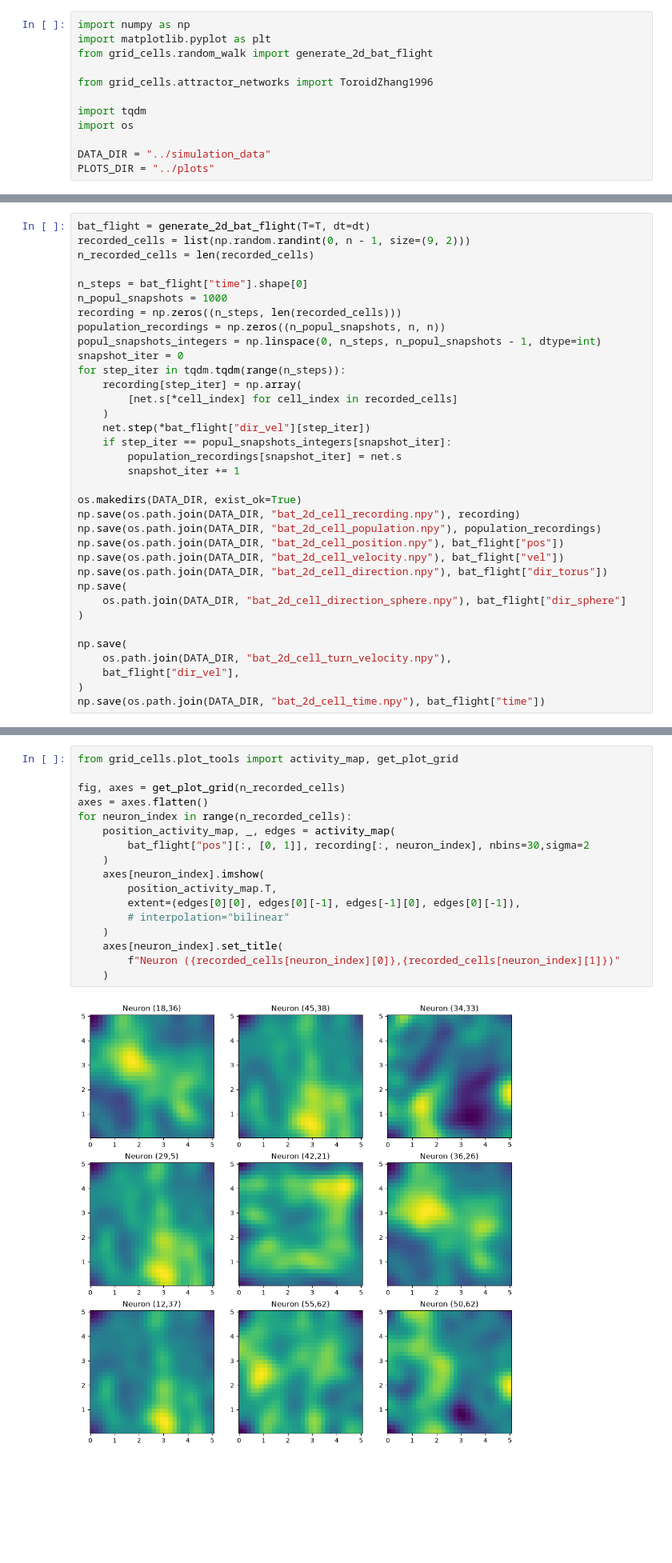
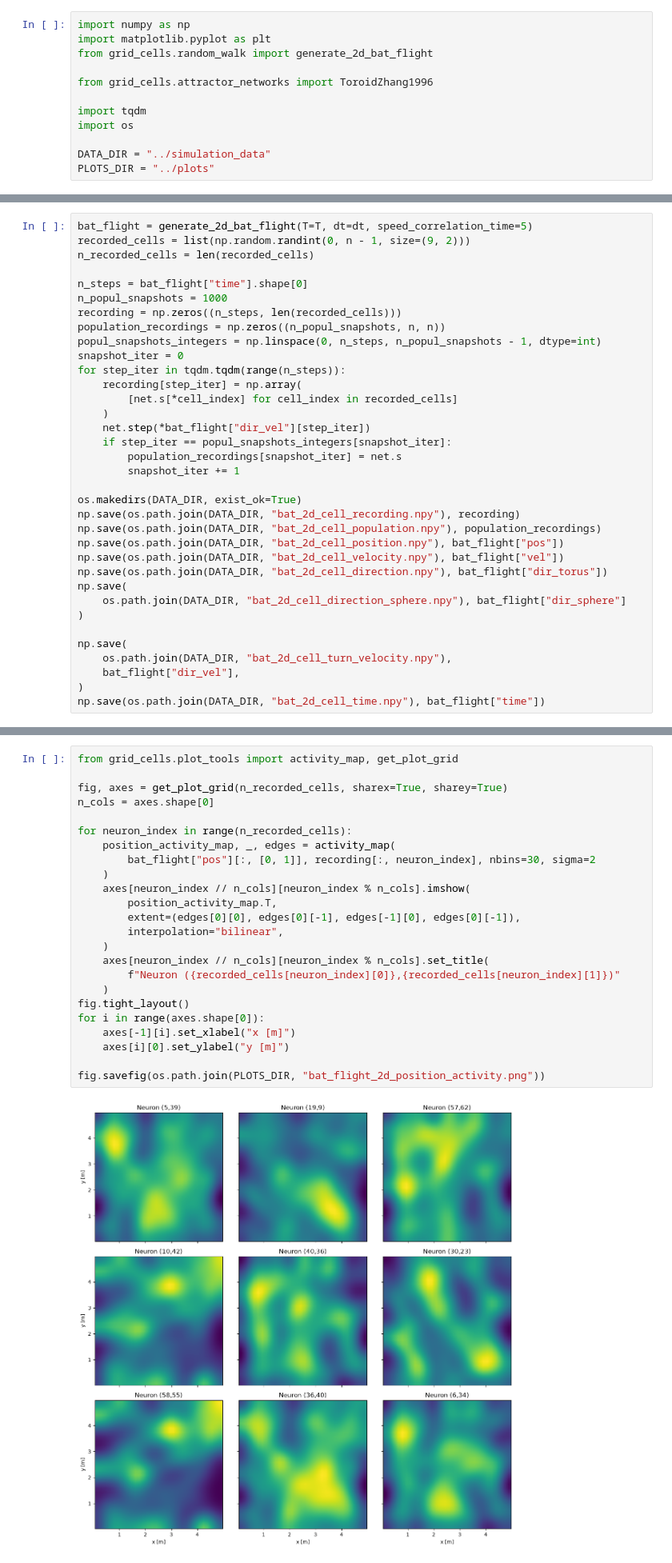
Before and after one commit to siaulich/grid-cells, a Jupyter notebook: notebooks/bat_flight_2d.ipynb, the cells around one changed output, grey strips where cells are left out. Shown at 80% size. Cells and saved outputs as stored; diff of their text form; blank space fills up the shorter version.

Commit message:
rename plots

```diff
--- a/notebooks/bat_flight_2d.ipynb
+++ b/notebooks/bat_flight_2d.ipynb
@@ -62,5 +22,5 @@ Ran warm up for 2408 steps
 # %%
-bat_flight = generate_2d_bat_flight(T=T, dt=dt)
+bat_flight = generate_2d_bat_flight(T=T, dt=dt, speed_correlation_time=5)
 recorded_cells = list(np.random.randint(0, n - 1, size=(9, 2)))
 n_recorded_cells = len(recorded_cells)
 
@@ -132,22 +92,29 @@ fig.savefig(os.path.join(PLOTS_DIR, "bat_flight_2d_trajectory_activity.png"))
 # %%
 from grid_cells.plot_tools import activity_map, get_plot_grid
 
-fig, axes = get_plot_grid(n_recorded_cells)
-axes = axes.flatten()
+fig, axes = get_plot_grid(n_recorded_cells, sharex=True, sharey=True)
+n_cols = axes.shape[0]
+
 for neuron_index in range(n_recorded_cells):
     position_activity_map, _, edges = activity_map(
-        bat_flight["pos"][:, [0, 1]], recording[:, neuron_index], nbins=30,sigma=2
+        bat_flight["pos"][:, [0, 1]], recording[:, neuron_index], nbins=30, sigma=2
     )
-    axes[neuron_index].imshow(
+    axes[neuron_index // n_cols][neuron_index % n_cols].imshow(
         position_activity_map.T,
         extent=(edges[0][0], edges[0][-1], edges[-1][0], edges[0][-1]),
-        # interpolation="bilinear"
+        interpolation="bilinear",
     )
-    axes[neuron_index].set_title(
+    axes[neuron_index // n_cols][neuron_index % n_cols].set_title(
         f"Neuron ({recorded_cells[neuron_index][0]},{recorded_cells[neuron_index][1]})"
     )
+fig.tight_layout()
+for i in range(axes.shape[0]):
+    axes[-1][i].set_xlabel("x [m]")
+    axes[i][0].set_ylabel("y [m]")
+
+fig.savefig(os.path.join(PLOTS_DIR, "bat_flight_2d_position_activity.png"))
 # %% [output]
-[figure, old version]
+[figure, new version]
 # %%
 import numpy as np
 
```
Also changed, not shown: parts of 3 cells of this notebook, 17 other files.
